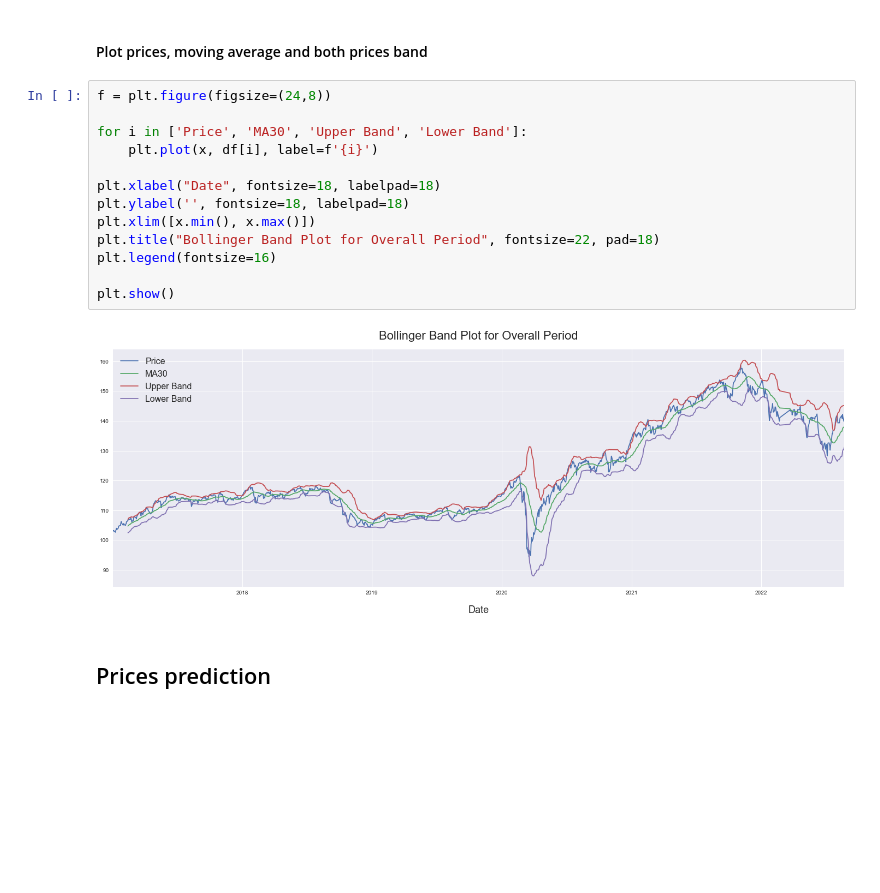
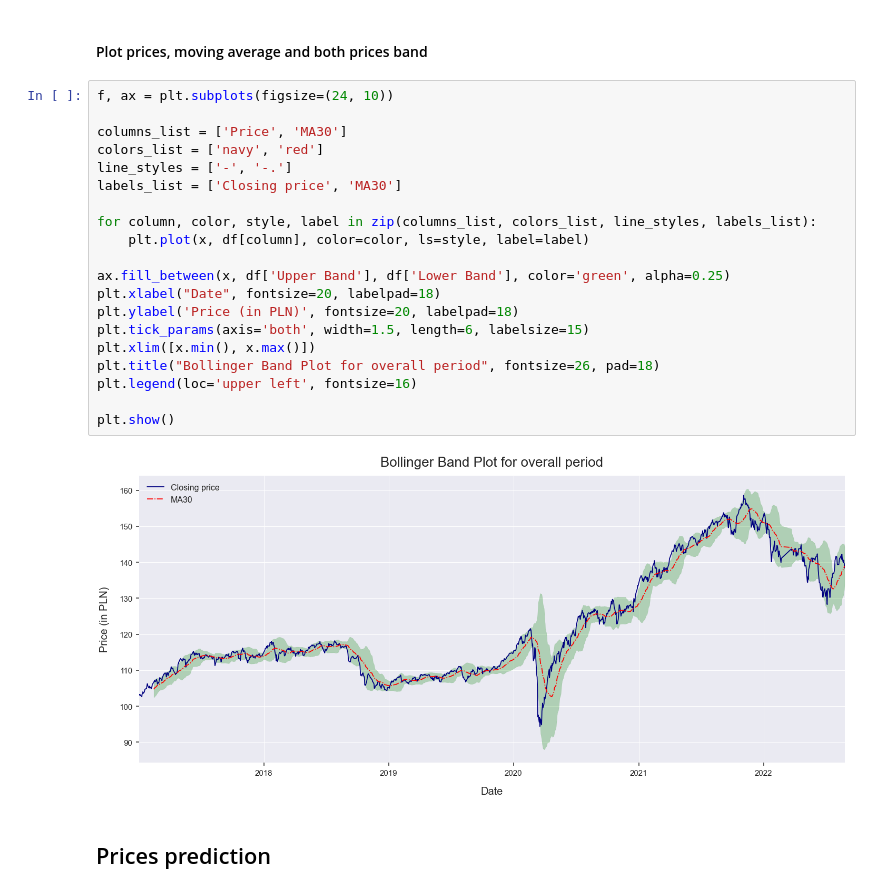
Before and after one commit to KrzysztofSobota/Price_predictions-data-from-Stooq.com-, a Jupyter notebook: stooq-TimeSeriesCV.ipynb, the cells around one changed output. Saved outputs shown, nothing was run; the diff lists cells and outputs as text; blank space fills up the shorter version.

```diff
--- a/stooq-TimeSeriesCV.ipynb
+++ b/stooq-TimeSeriesCV.ipynb
@@ -168,20 +169,27 @@ plt.show()
 # %% [markdown]
 #### Plot prices, moving average and both prices band
 # %%
-f = plt.figure(figsize=(24,8))
+f, ax = plt.subplots(figsize=(24, 10))
 
-for i in ['Price', 'MA30', 'Upper Band', 'Lower Band']:
-    plt.plot(x, df[i], label=f'{i}')
+columns_list = ['Price', 'MA30']
+colors_list = ['navy', 'red']
+line_styles = ['-', '-.']
+labels_list = ['Closing price', 'MA30']
 
-plt.xlabel("Date", fontsize=18, labelpad=18)
-plt.ylabel('', fontsize=18, labelpad=18)
+for column, color, style, label in zip(columns_list, colors_list, line_styles, labels_list):
+    plt.plot(x, df[column], color=color, ls=style, label=label)
+
+ax.fill_between(x, df['Upper Band'], df['Lower Band'], color='green', alpha=0.25)
+plt.xlabel("Date", fontsize=20, labelpad=18)
+plt.ylabel('Price (in PLN)', fontsize=20, labelpad=18)
+plt.tick_params(axis='both', width=1.5, length=6, labelsize=15)
 plt.xlim([x.min(), x.max()])
-plt.title("Bollinger Band Plot for Overall Period", fontsize=22, pad=18)
-plt.legend(fontsize=16)
+plt.title("Bollinger Band Plot for overall period", fontsize=26, pad=18)
+plt.legend(loc='upper left', fontsize=16)
 
 plt.show()
 # %% [output]
-[figure, old version]
+[figure, new version]
 # %% [markdown]
 ## Prices prediction
 # %%
```
Also changed, not shown: parts of 17 cells of this notebook, 2 other files.
